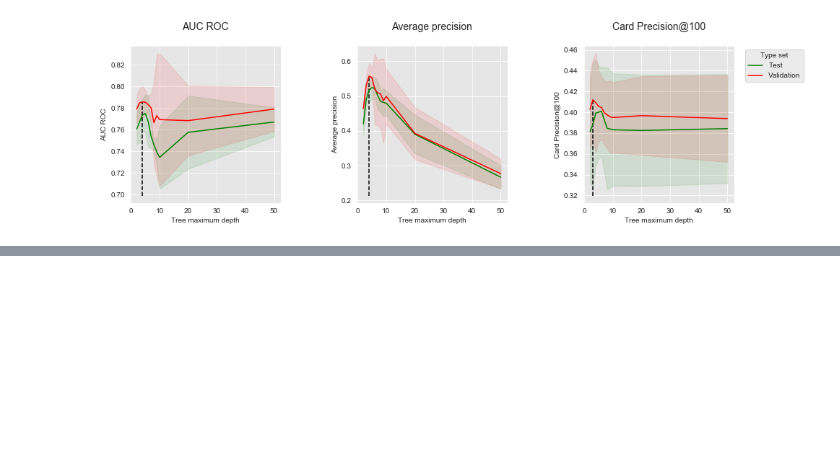
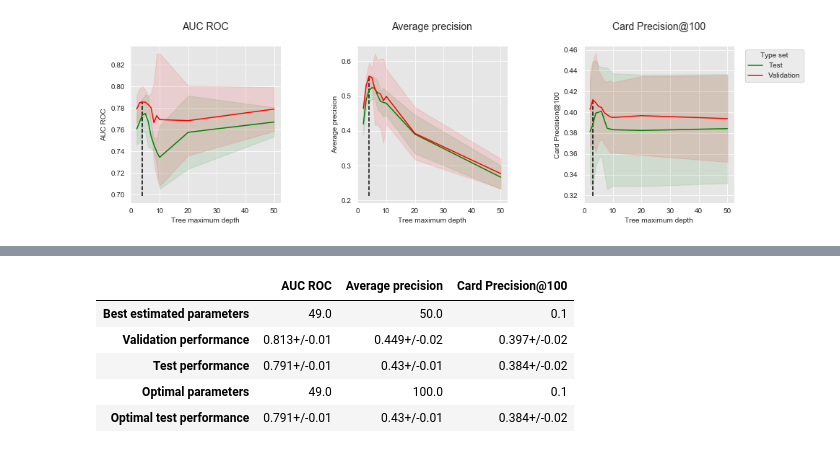
Before and after one commit to evan-dayy/Fraud-Detection-Algorithm, a Jupyter notebook: Model Building-M2.ipynb, the cells around one changed output, grey strips where cells are left out. Saved outputs shown, nothing was run; the diff lists cells and outputs as text; code cells hidden in the pictures; blank space fills up the shorter version.

```diff
--- a/Model Building-M2.ipynb
+++ b/Model Building-M2.ipynb
@@ -116,0 +162,10 @@ get_performances_plots(performances_df_dt,
+# %%
+summary_performances_lr=get_summary_performances(performances_df_lr, parameter_column_name="Parameters summary")
+summary_performances_lr
+# %% [output]
+|  | AUC ROC | Average precision | Card Precision@100 |
+| Best estimated parameters | 49.0 | 50.0 | 0.1 |
+| Validation performance | 0.813+/-0.01 | 0.449+/-0.02 | 0.397+/-0.02 |
+| Test performance | 0.791+/-0.01 | 0.43+/-0.01 | 0.384+/-0.02 |
+| Optimal parameters | 49.0 | 100.0 | 0.1 |
+| Optimal test performance | 0.791+/-0.01 | 0.43+/-0.01 | 0.384+/-0.02 |
```
Also changed, not shown: parts of 30 cells of this notebook, 1 other file.
